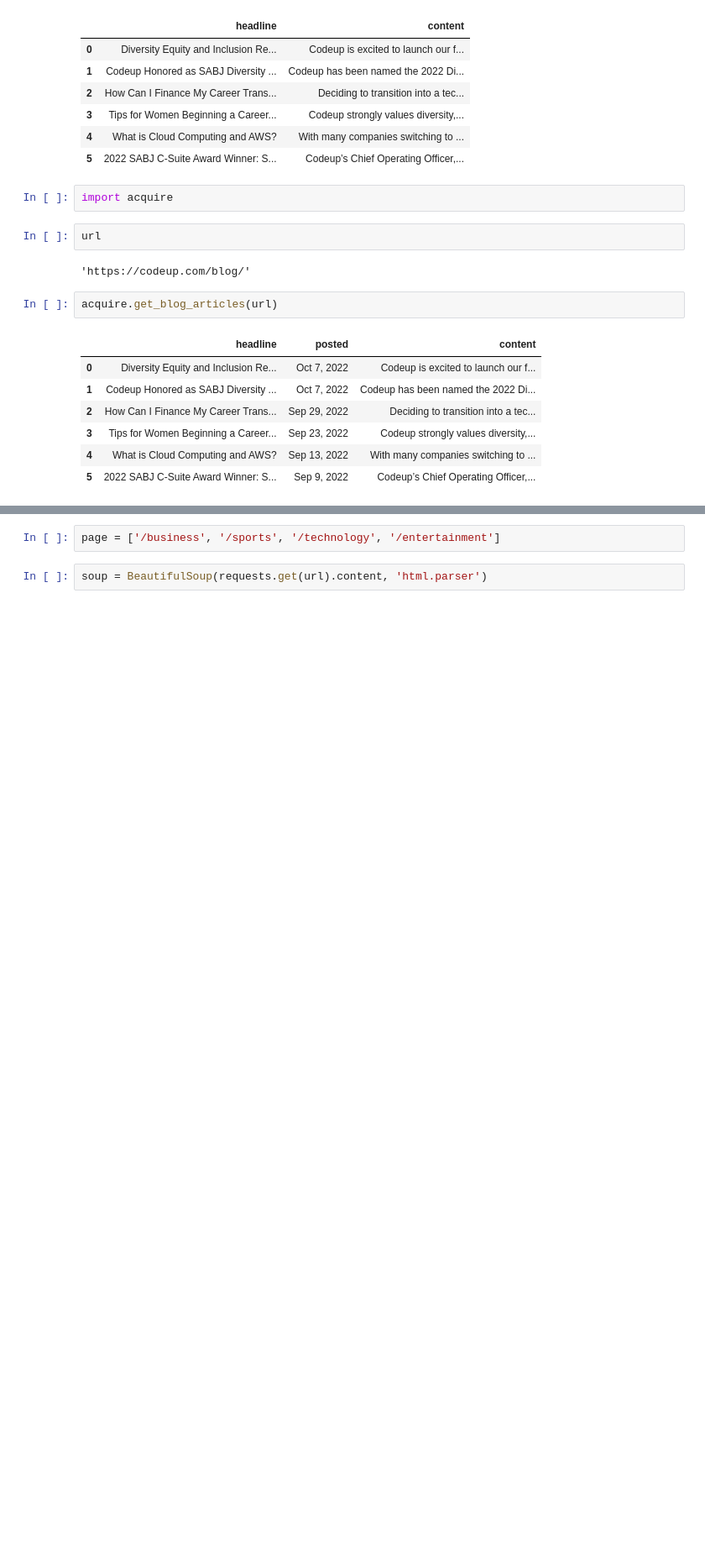
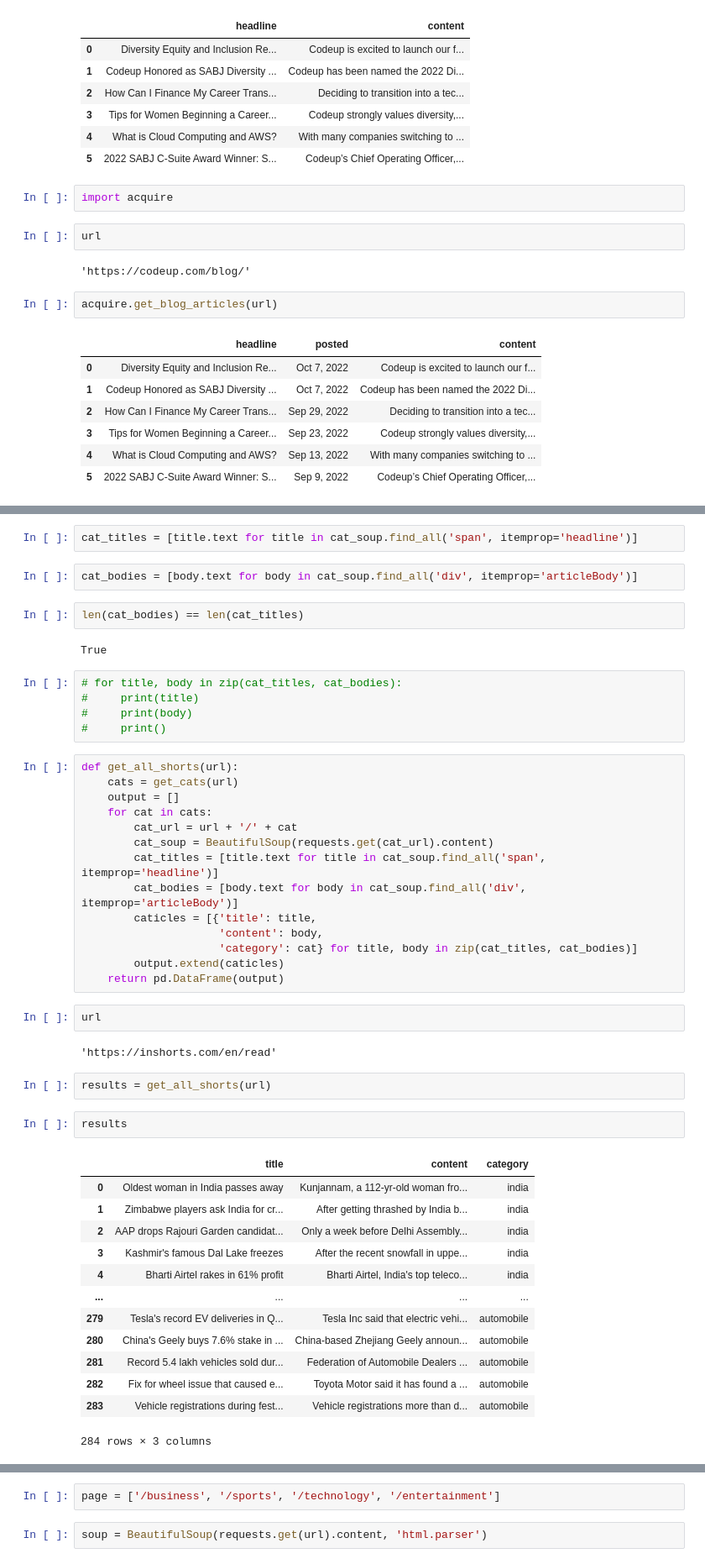
Before and after one commit to morgancross2/natural-language-processing-exercises, a Jupyter notebook: acquire_exercises.ipynb, the cells around one changed output, grey strips where cells are left out. Shown at 84% size. Drawn from its saved outputs; the diff is of its cells as text; blank space fills up the shorter version.

```diff
--- a/acquire_exercises.ipynb
+++ b/acquire_exercises.ipynb
@@ -82 +195,50 @@ acquire.get_blog_articles(url)
+# %%
+cat_titles = [title.text for title in cat_soup.find_all('span', itemprop='headline')]
+# %%
+cat_bodies = [body.text for body in cat_soup.find_all('div', itemprop='articleBody')]
+# %%
+len(cat_bodies) == len(cat_titles)
+# %% [output]
+True
+# %%
+# for title, body in zip(cat_titles, cat_bodies):
+#     print(title)
+#     print(body)
+#     print()
+# %%
+def get_all_shorts(url):
+    cats = get_cats(url)
+    output = []
+    for cat in cats:
+        cat_url = url + '/' + cat
+        cat_soup = BeautifulSoup(requests.get(cat_url).content)
+        cat_titles = [title.text for title in cat_soup.find_all('span', itemprop='headline')]
+        cat_bodies = [body.text for body in cat_soup.find_all('div', itemprop='articleBody')]
+        caticles = [{'title': title,
+                     'content': body,
+                     'category': cat} for title, body in zip(cat_titles, cat_bodies)]
+        output.extend(caticles)
+    return pd.DataFrame(output)
+# %%
+url
+# %% [output]
+'https://inshorts.com/en/read'
+# %%
+results = get_all_shorts(url)
+# %%
+results
+# %% [output]
+|  | title | content | category |
+| 0 | Oldest woman in India passes away | Kunjannam, a 112-yr-old woman fro... | india |
+| 1 | Zimbabwe players ask India for cr... | After getting thrashed by India b... | india |
+| 2 | AAP drops Rajouri Garden candidat... | Only a week before Delhi Assembly... | india |
+| 3 | Kashmir's famous Dal Lake freezes | After the recent snowfall in uppe... | india |
+| 4 | Bharti Airtel rakes in 61% profit | Bharti Airtel, India's top teleco... | india |
+| ... | ... | ... | ... |
+| 279 | Tesla's record EV deliveries in Q... | Tesla Inc said that electric vehi... | automobile |
+| 280 | China's Geely buys 7.6% stake in ... | China-based Zhejiang Geely announ... | automobile |
+| 281 | Record 5.4 lakh vehicles sold dur... | Federation of Automobile Dealers ... | automobile |
+| 282 | Fix for wheel issue that caused e... | Toyota Motor said it has found a ... | automobile |
+| 283 | Vehicle registrations during fest... | Vehicle registrations more than d... | automobile |
+284 rows × 3 columns
 # %%
```
Also changed, not shown: parts of 24 cells of this notebook, 1 other file.
